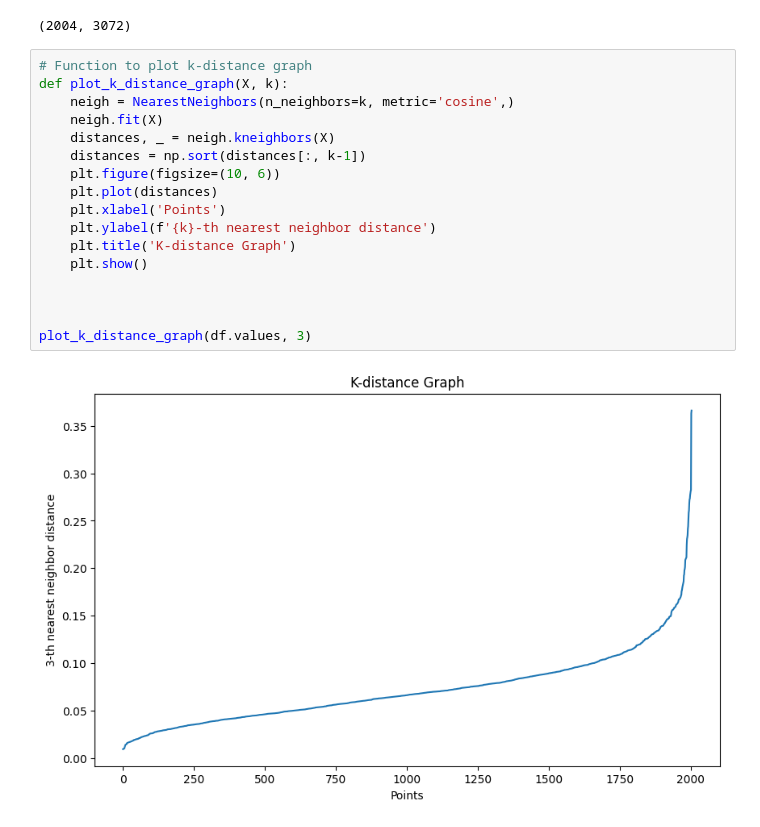
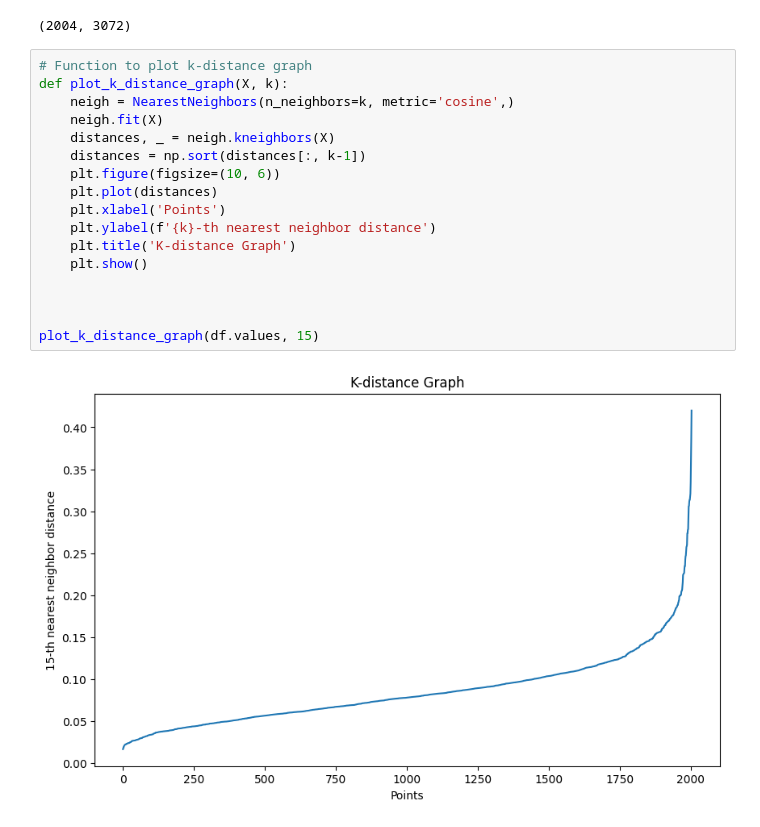
Before and after one commit to berkulutas/ml-hw2, a Jupyter notebook: Part3/k_distance_graph.ipynb, the cells around one changed output. Cells and saved outputs as stored; diff of their text form.

```diff
--- a/Part3/k_distance_graph.ipynb
+++ b/Part3/k_distance_graph.ipynb
@@ -16,19 +16,19 @@ df.shape
 # %%
 # Function to plot k-distance graph
 def plot_k_distance_graph(X, k):
     neigh = NearestNeighbors(n_neighbors=k, metric='cosine',)
     neigh.fit(X)
     distances, _ = neigh.kneighbors(X)
     distances = np.sort(distances[:, k-1])
     plt.figure(figsize=(10, 6))
     plt.plot(distances)
     plt.xlabel('Points')
     plt.ylabel(f'{k}-th nearest neighbor distance')
     plt.title('K-distance Graph')
     plt.show()
 
 
 
-plot_k_distance_graph(df.values, 3)
+plot_k_distance_graph(df.values, 15)
 # %% [output]
-[figure, old version]
+[figure, new version]
```
Also changed, not shown: 13 other files.
